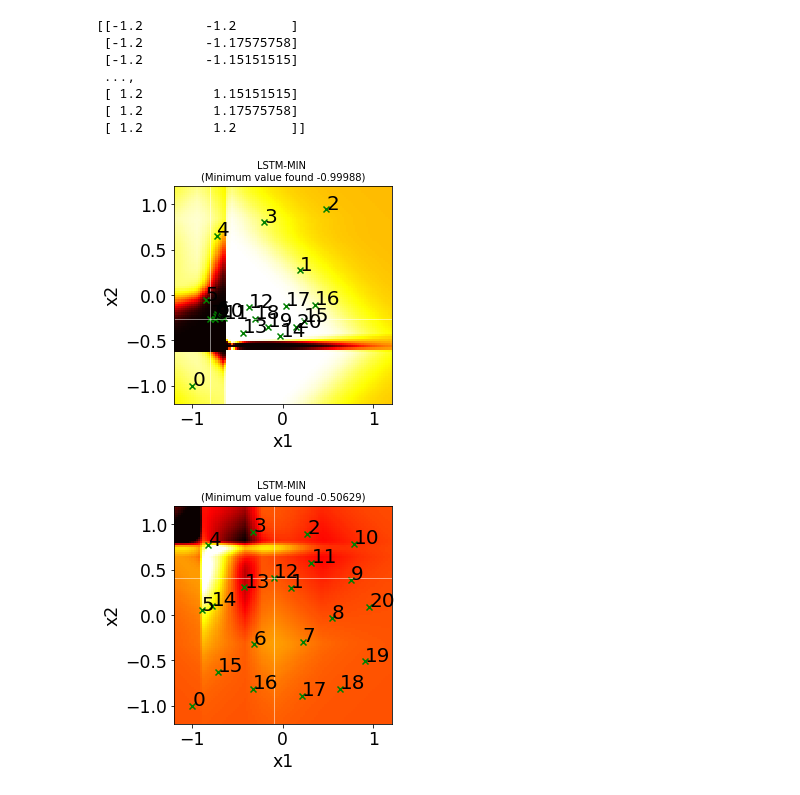
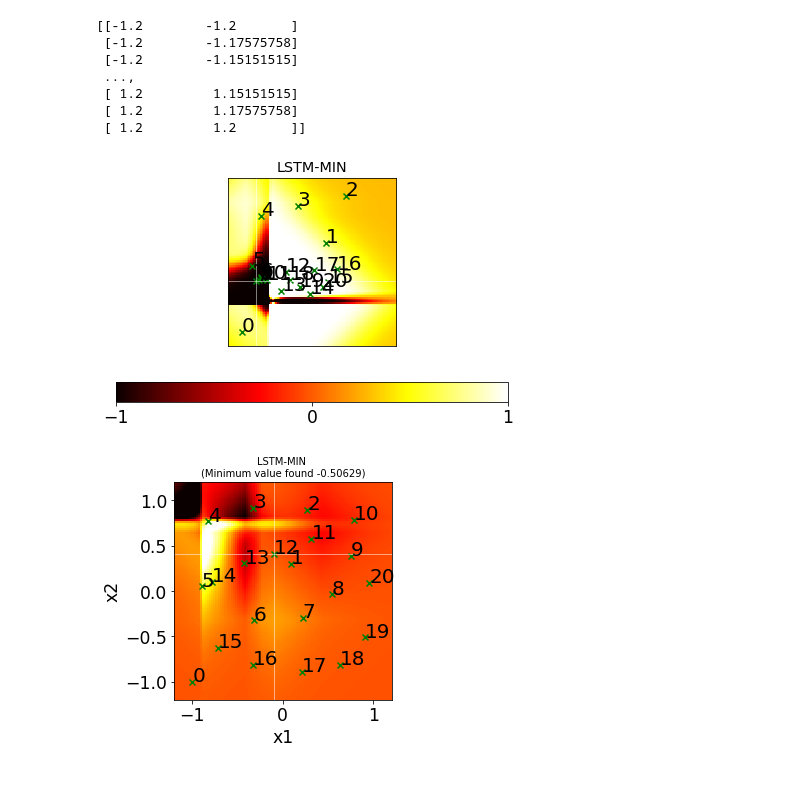
Before and after one commit to p16i/blackbox-optimization-using-rnns, a Jupyter notebook: compare-loss-functions.ipynb, the cells around one changed output. Cells and saved outputs as stored; diff of their text form; code cells hidden in the pictures.

```diff
--- a/compare-loss-functions.ipynb
+++ b/compare-loss-functions.ipynb
@@ -41,7 +41,7 @@ def plot_gp_function(f_values, sampling_points, colorbar=False, only_function=Fa
     plt.imshow(f_values, cmap='hot', interpolation='nearest', extent=extend, origin="lower", vmin=-1, vmax=1)
 
     if colorbar:
-        plt.colorbar()
+        plt.colorbar(ticks=[-1, 0, 1], orientation='horizontal')
 
     plt.xlabel('x1')
     plt.ylabel('x2')
@@ -103,34 +103,40 @@ def evaluate_gp_ith_with_model(data_index,model,dim, debug=False, airfoil_prior_
 # %%
 def compute_gp_function_values(xx, data_idx=1, kernel='rbf', airfoil_prior_adjust = False):
     X = np.expand_dims(X_2d[data_idx], axis=0)
     A = A_2d[data_idx]
     miv = Min_2d[data_idx]
     mxv = Max_2d[data_idx]
 
     kernel = gp.kernel_function(kernel)
     if airfoil_prior_adjust:
         y = gp.airfoil_prior('np', X, A, miv, mxv, l=LENGTH, kernel=kernel, x = xx )
     else:
         y = gp.normalized_gp_function('np', X,A, miv, mxv, l=LENGTH, kernel = kernel, x = xx)
     return y
 
-def plot_loss_function_on_gp( loss, data_idx=300, kernel='rbf', only_function = False, airfoil_prior_adjust = False ):
+def plot_loss_function_on_gp( loss, data_idx=300, kernel='rbf', only_function = False, airfoil_prior_adjust = False, colorbar= False ):
     model = utils.get_trained_model(dim=2, kernel=kernel, loss=loss)
 
     f_values = compute_gp_function_values(XX, data_idx=data_idx, kernel=kernel, airfoil_prior_adjust = airfoil_prior_adjust)
     sample_y, sample_x = evaluate_gp_ith_with_model(data_idx, model, dim=2, airfoil_prior_adjust = airfoil_prior_adjust)
     min_idx = np.argmin(sample_y)
-    plot_gp_function( f_values, sample_x, only_function = only_function)
+    plot_gp_function( f_values, sample_x, only_function = only_function, colorbar=colorbar)
 
     y_from_samples = compute_gp_function_values(sample_x.reshape(1,-1,2), data_idx=data_idx, kernel=kernel, airfoil_prior_adjust= airfoil_prior_adjust)
     y_min = np.min(y_from_samples)
     if not only_function:
-        plt.title('LSTM-%s \n(Minimum value found %2.5f)' % (loss, y_min) )
+        if loss == 'WSUM_EXPO':
+            loss = 'WSUM'
+        plt.title('LSTM-%s' % (loss) )
         plot_line_mark(*sample_x[min_idx, :])
-
-plot_loss_function_on_gp(loss='MIN', data_idx=700, kernel="matern32", airfoil_prior_adjust=True)
+        plt.xticks([])
+        plt.yticks([])
+        plt.xlabel("")
+        plt.ylabel("")
+plot_loss_function_on_gp(loss='MIN', data_idx=700, kernel="matern32", airfoil_prior_adjust=True, colorbar=True)
+plt.tight_layout()
 # %% [output]
-[figure, old version]
+[figure, new version]
 # %%
 plot_loss_function_on_gp(loss='MIN',  data_idx=691, kernel="matern32", airfoil_prior_adjust=False)
 # %% [output]
```
Also changed, not shown: parts of 8 cells of this notebook, 4 other files.
